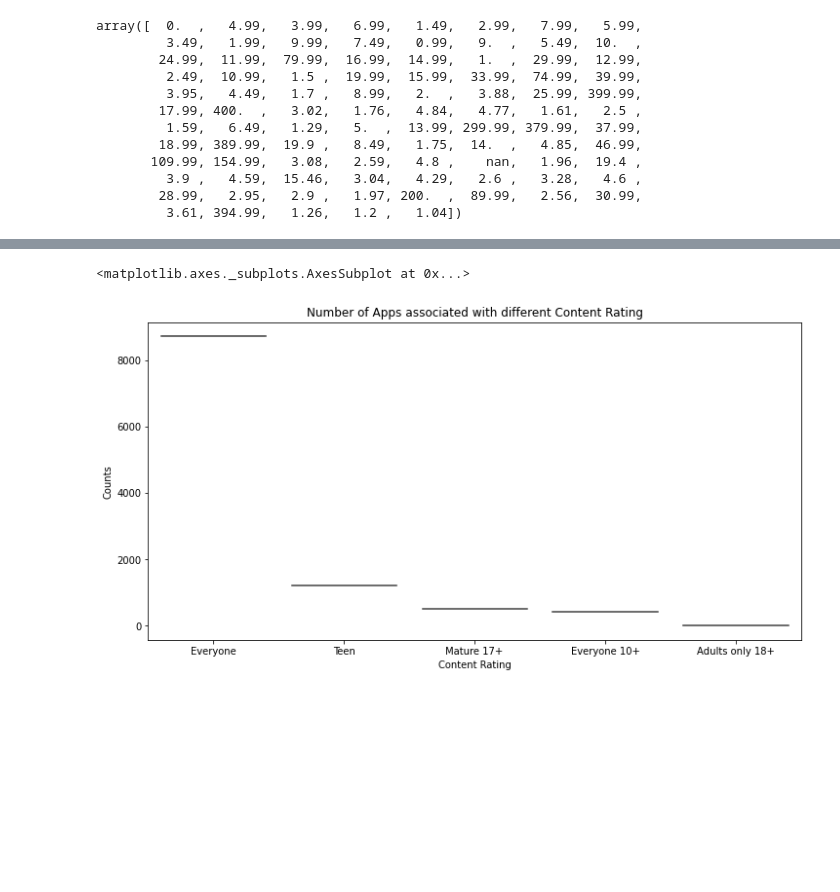
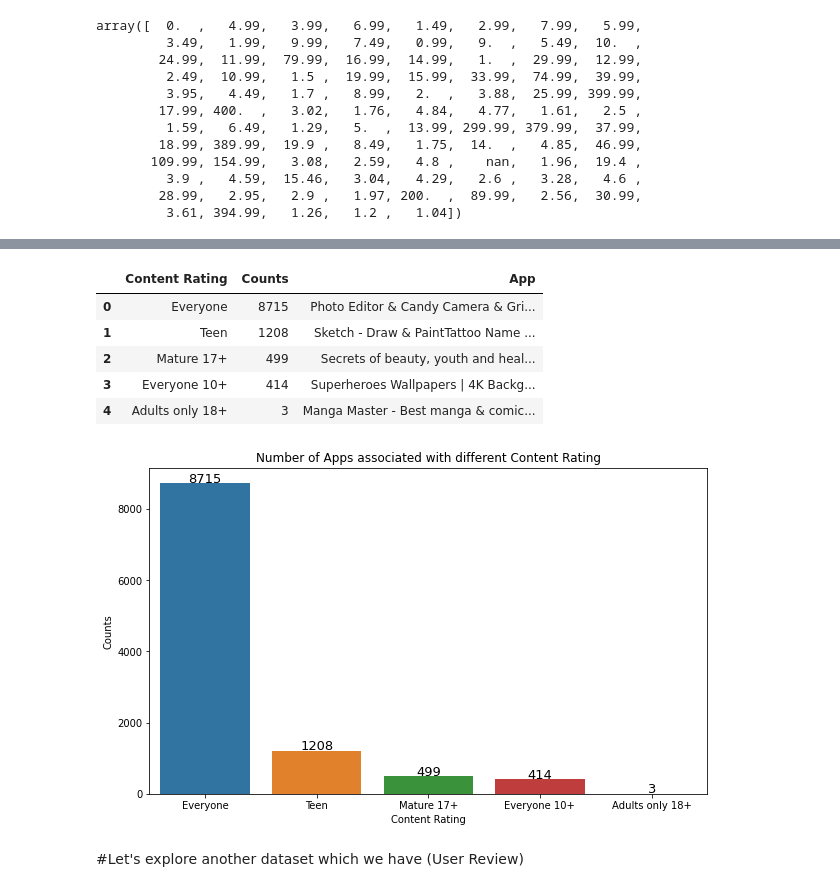
Before and after one commit to bmamba08/Play-Store-App-review-analysis, a Jupyter notebook: Copy_of_Play_Store_App_Review_Analysis_Capstone_Project.ipynb, the cells around one changed output, grey strips where cells are left out. Cells and saved outputs as stored; diff of their text form; code cells hidden in the pictures; blank space fills up the shorter version.

```diff
--- a/Copy_of_Play_Store_App_Review_Analysis_Capstone_Project.ipynb
+++ b/Copy_of_Play_Store_App_Review_Analysis_Capstone_Project.ipynb
@@ -137,0 +144,3 @@ array(['ART_AND_DESIGN', 'AUTO_AND_VEHICLES', 'BEAUTY',
+# %%
+# To replace the null values with zero in Rating column
+df_app_data.fillna({'Rating': 0}, inplace = True)
@@ -246,6 +272,7 @@ Index(['App', 'Category', 'Rating', 'Reviews', 'Size', 'Installs', 'Type',
       dtype='object')
 # %%
 df_app_data['Price($)'] = df_app_data['Price($)'].str.replace("$","")
+df_app_data['Price($)'] = df_app_data['Price($)'].str.replace("nan","0.0")
 df_app_data['Price($)'] = pd.to_numeric(df_app_data['Price($)'])
 df_app_data['Price($)'].dtype
 # %% [output]
@@ -425,10 +497,26 @@ Unique_content_Rating_type = df_app_data['Content Rating'].value_counts().reset_
 diff_content_rated_apps = df_app_data.groupby(['Content Rating'])['App'].sum()
 # %%
 content_rating_viz = pd.merge(Unique_content_Rating_type,diff_content_rated_apps, on='Content Rating')
+# %%
+content_rating_viz
+# %% [output]
+|  | Content Rating | Counts | App |
+| 0 | Everyone | 8715 | Photo Editor & Candy Camera & Gri... |
+| 1 | Teen | 1208 | Sketch - Draw & PaintTattoo Name ... |
+| 2 | Mature 17+ | 499 | Secrets of beauty, youth and heal... |
+| 3 | Everyone 10+ | 414 | Superheroes Wallpapers | 4K Backg... |
+| 4 | Adults only 18+ | 3 | Manga Master - Best manga & comic... |
+# %%
+content_rated = content_rating_viz['Content Rating']
+App_counts = content_rating_viz['Counts']
 # %%
-plt.figure(figsize=(12,6))
+plt.figure(figsize=(10,6))
 plt.title("Number of Apps associated with different Content Rating")
-sns.violinplot(data= content_rating_viz, x='Content Rating', y='Counts')
+sns.barplot(data=content_rating_viz,x = content_rated, y= App_counts)
+for index, data in enumerate(App_counts):      # Display the data values over the bars
+  plt.text(x=index, y= data+29,s=f"{data}",ha='center', fontsize=13)
+plt.show()
 # %% [output]
-<matplotlib.axes._subplots.AxesSubplot at 0x...>
-[figure, old version]
+[figure, new version]
+# %% [markdown]
+#Let's explore another dataset which we have (User Review)
```
Also changed, not shown: parts of 41 cells of this notebook.
